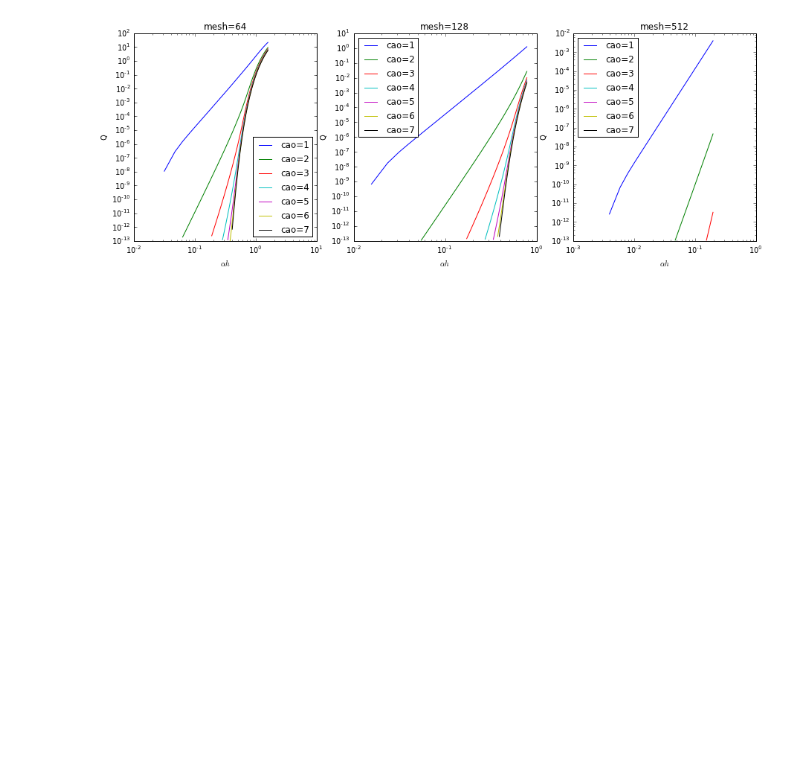
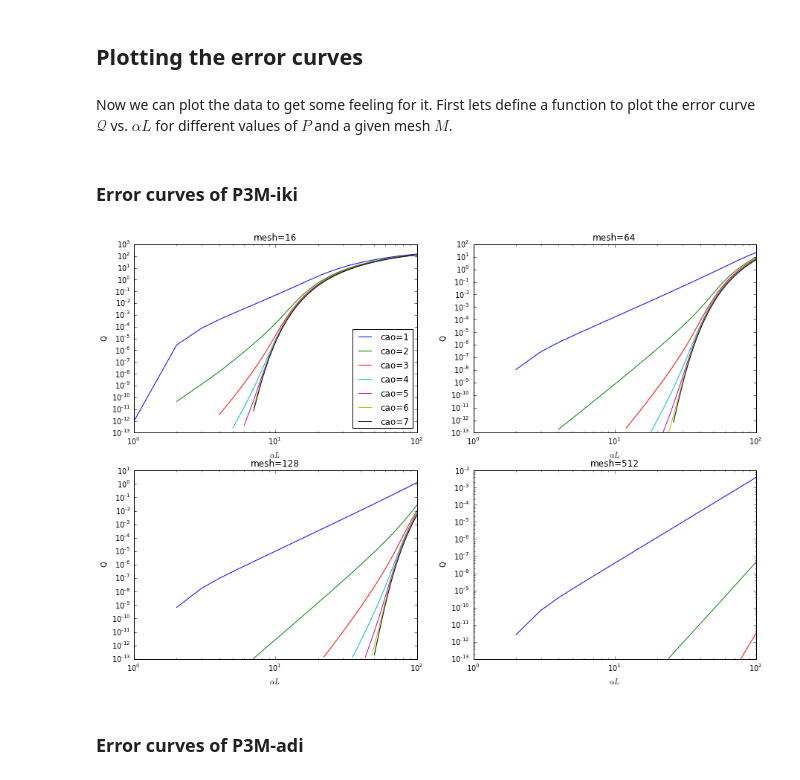
Before and after one commit to olenz/p3m-analyze, a Jupyter notebook: PlotQ.ipynb, the cells around one changed output. Saved outputs shown, nothing was run; the diff lists cells and outputs as text; code cells hidden in the pictures; blank space fills up the shorter version.

```diff
--- a/PlotQ.ipynb
+++ b/PlotQ.ipynb
@@ -36,26 +74,30 @@ Qik = Qik[2:,:,:]
 def ixm(mesh): return searchsorted(meshes, mesh)
 def ixc(cao): return searchsorted(caos, cao)
 def ixa(alpha): return searchsorted(alphas, alpha)
+# %% [markdown]
+## Plotting the error curves
+# %% [markdown]
+Now we can plot the data to get some feeling for it. First lets define a function to plot the error curve $\mathcal{Q}$ vs. $\alpha L$ for different values of $P$ and a given mesh $M$.
 # %%
 # a function that plots the different curves for a given mesh
 def plotQ(mesh, Q):
     meshix = ixm(mesh)
     for i in range(len(caos)):
         cao = caos[i]
-        alphahs = alphas/mesh
-        loglog(alphahs, Q[meshix, i, :], '-', label="cao={}".format(cao))
+        loglog(alphas, Q[meshix, i, :], '-', label="cao={}".format(cao))
     title("mesh={}".format(mesh))
-    xlabel(r'$\alpha h$')
+    xlabel(r'$\alpha L$')
     ylabel('Q')
+# %% [markdown]
+### Error curves of P3M-iki
 # %%
-figure(figsize=(15,5))
-subplot(131)
-plotQ(64, Qiki)
-legend(loc="best")
-subplot(132)
-plotQ(128, Qiki)
-subplot(133)
-plotQ(512, Qiki)
+figure(figsize=(15,10))
+subplot(221); plotQ(16, Qiki); legend(loc="best")
+subplot(222); plotQ(64, Qiki)
+subplot(223); plotQ(128, Qiki)
+subplot(224); plotQ(512, Qiki)
 # %% [output]
-[figure, old version]
+[figure, new version]
+# %% [markdown]
+### Error curves of P3M-adi
 # %%
```
Also changed, not shown: parts of 16 cells of this notebook.
